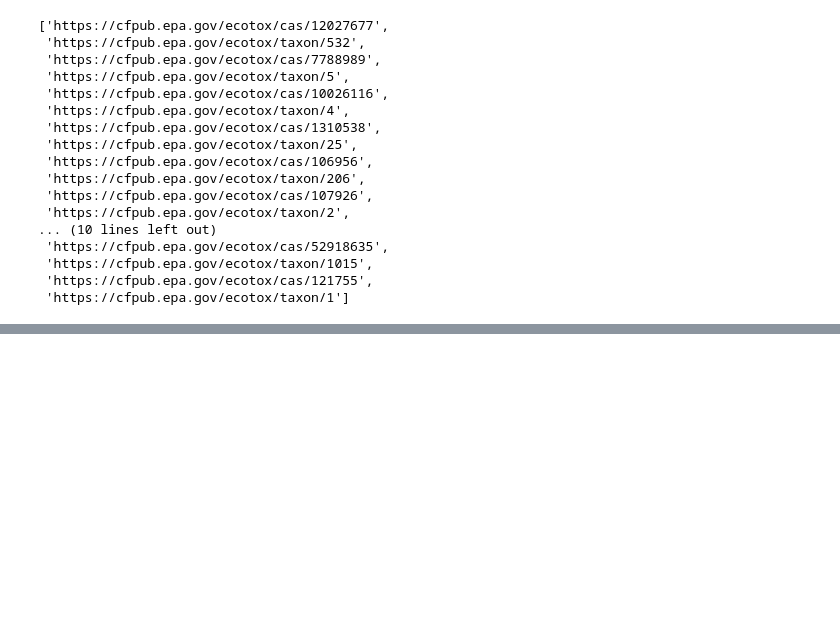
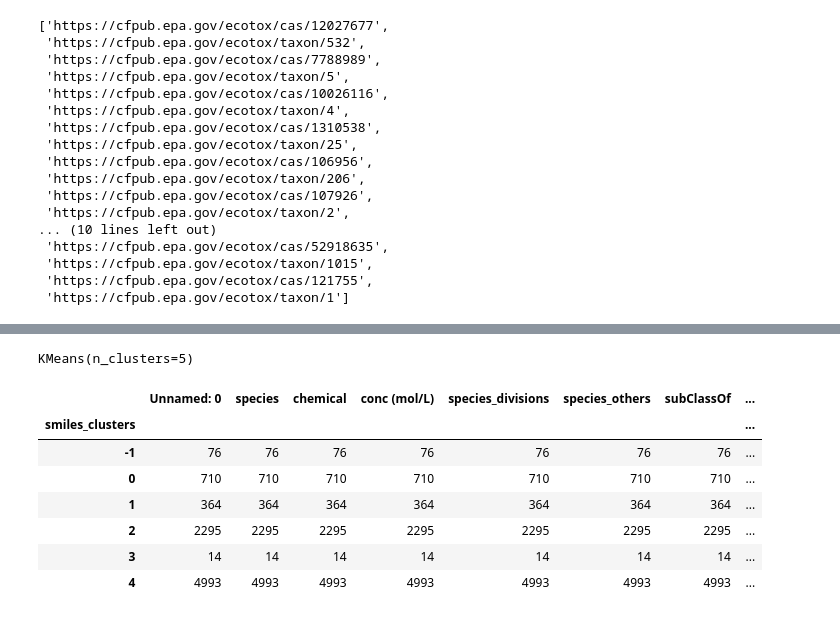
Before and after one commit to NIVA-Knowledge-Graph/kge_ecotox_regression, a Jupyter notebook: eda.ipynb, the cells around one changed output, grey strips where cells are left out. Cells and saved outputs as stored; diff of their text form; code cells hidden in the pictures; blank space fills up the shorter version.

```diff
--- a/eda.ipynb
+++ b/eda.ipynb
@@ -109,0 +222,23 @@ nx.algorithms.dag.dag_longest_path(G)
+# %%
+smiles_fp = [np.asarray(s) for s in smiles_fp.values if s is not None]
+# %%
+from sklearn.cluster import KMeans
+kmeans = KMeans(5)
+kmeans.fit(np.unique(smiles_fp,axis=0))
+# %% [output]
+KMeans(n_clusters=5)
+# %%
+data['smiles_clusters'] = -1
+# %%
+data.loc[idx,'smiles_clusters'] = kmeans.predict(smiles_fp)
+# %%
+data.groupby('smiles_clusters').count()
+# %% [output]
+|  | Unnamed: 0 | species | chemical | conc (mol/L) | species_divisions | species_others | subClassOf | ... |
+| smiles_clusters |  |  |  |  |  |  |  | ... |
+| -1 | 76 | 76 | 76 | 76 | 76 | 76 | 76 | ... |
+| 0 | 710 | 710 | 710 | 710 | 710 | 710 | 710 | ... |
+| 1 | 364 | 364 | 364 | 364 | 364 | 364 | 364 | ... |
+| 2 | 2295 | 2295 | 2295 | 2295 | 2295 | 2295 | 2295 | ... |
+| 3 | 14 | 14 | 14 | 14 | 14 | 14 | 14 | ... |
+| 4 | 4993 | 4993 | 4993 | 4993 | 4993 | 4993 | 4993 | ... |
```
Also changed, not shown: parts of 13 cells of this notebook.
